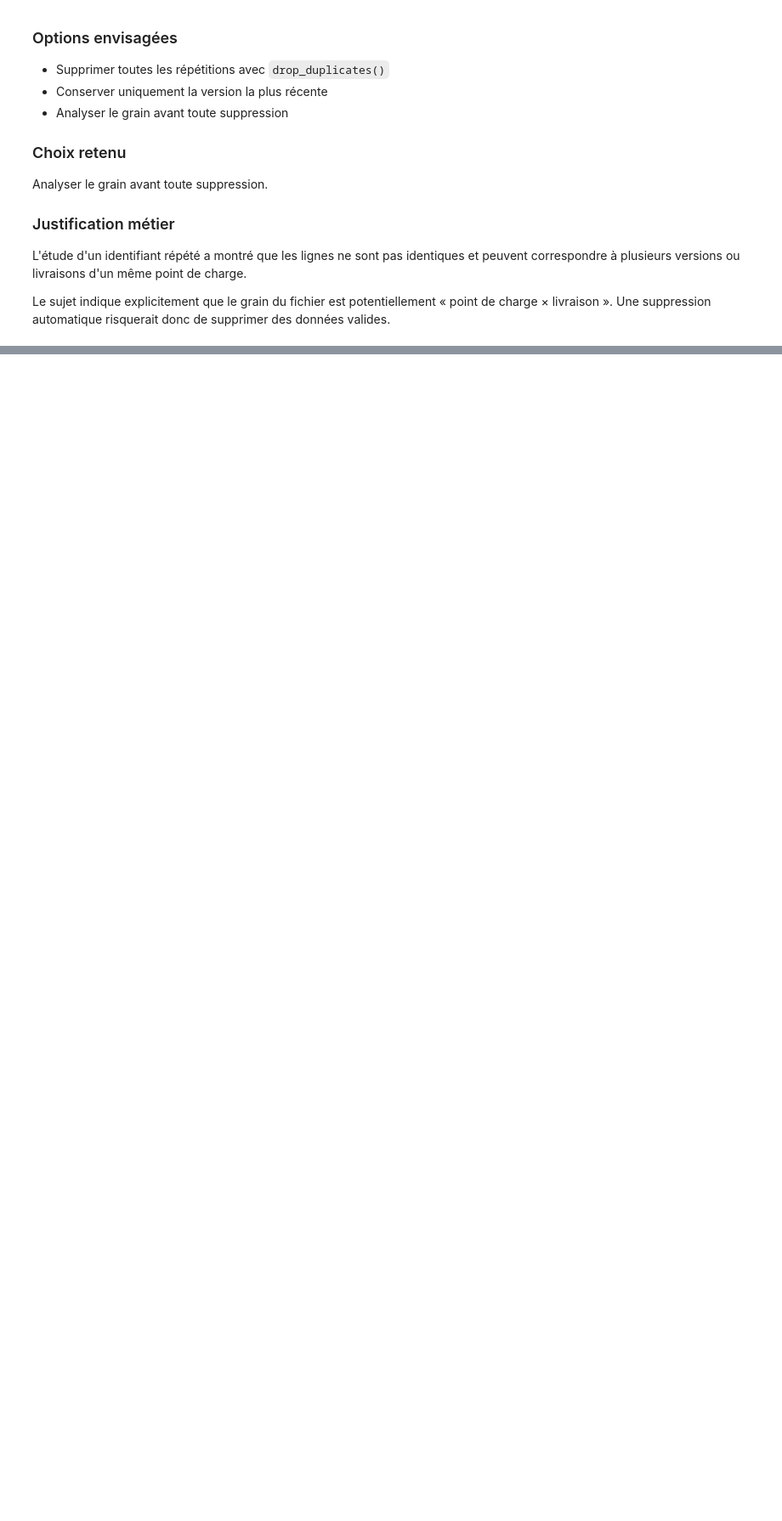
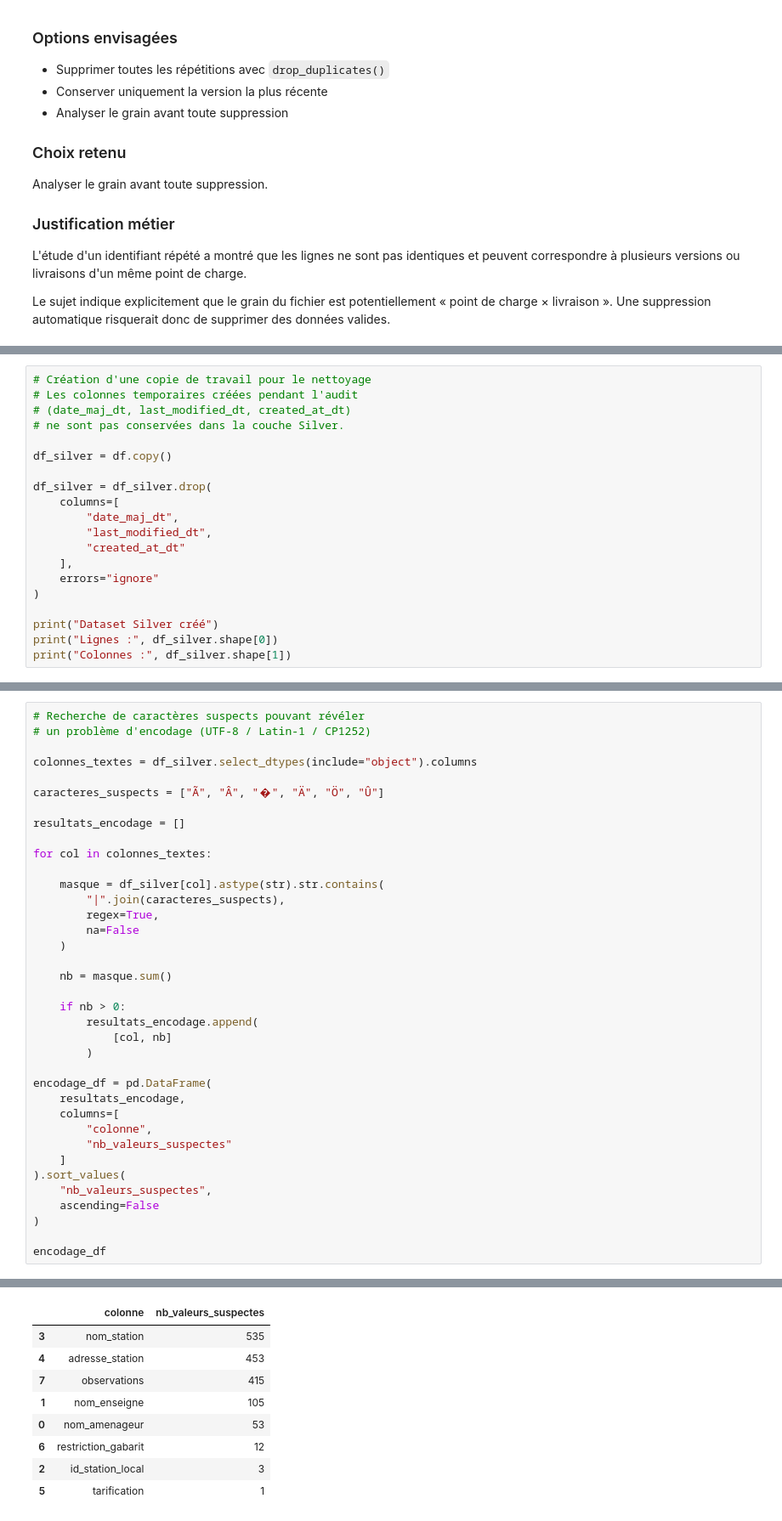
Before and after one commit to farouck98/data_quality, a Jupyter notebook: notebooks/tp_data.ipynb, the cells around one changed output, grey strips where cells are left out. Shown at 85% size. Cells and saved outputs as stored; diff of their text form; blank space fills up the shorter version.

```diff
--- a/notebooks/tp_data.ipynb
+++ b/notebooks/tp_data.ipynb
@@ -426,0 +429,20 @@ Le sujet indique explicitement que le grain du fichier est potentiellement « po
+# %%
+# Création d'une copie de travail pour le nettoyage
+# Les colonnes temporaires créées pendant l'audit
+# (date_maj_dt, last_modified_dt, created_at_dt)
+# ne sont pas conservées dans la couche Silver.
+
+df_silver = df.copy()
+
+df_silver = df_silver.drop(
+    columns=[
+        "date_maj_dt",
+        "last_modified_dt",
+        "created_at_dt"
+    ],
+    errors="ignore"
+)
+
+print("Dataset Silver créé")
+print("Lignes :", df_silver.shape[0])
+print("Colonnes :", df_silver.shape[1])
@@ -426,0 +455,38 @@ Le sujet indique explicitement que le grain du fichier est potentiellement « po
+# %%
+# Recherche de caractères suspects pouvant révéler
+# un problème d'encodage (UTF-8 / Latin-1 / CP1252)
+
+colonnes_textes = df_silver.select_dtypes(include="object").columns
+
+caracteres_suspects = ["Ã", "Â", "�", "Ä", "Ö", "Û"]
+
+resultats_encodage = []
+
+for col in colonnes_textes:
+
+    masque = df_silver[col].astype(str).str.contains(
+        "|".join(caracteres_suspects),
+        regex=True,
+        na=False
+    )
+
+    nb = masque.sum()
+
+    if nb > 0:
+        resultats_encodage.append(
+            [col, nb]
+        )
+
+encodage_df = pd.DataFrame(
+    resultats_encodage,
+    columns=[
+        "colonne",
+        "nb_valeurs_suspectes"
+    ]
+).sort_values(
+    "nb_valeurs_suspectes",
+    ascending=False
+)
+
+encodage_df
+# %% [output]
@@ -426,0 +495,9 @@ Le sujet indique explicitement que le grain du fichier est potentiellement « po
+|  | colonne | nb_valeurs_suspectes |
+| 3 | nom_station | 535 |
+| 4 | adresse_station | 453 |
+| 7 | observations | 415 |
+| 1 | nom_enseigne | 105 |
+| 0 | nom_amenageur | 53 |
+| 6 | restriction_gabarit | 12 |
+| 2 | id_station_local | 3 |
+| 5 | tarification | 1 |
```
Also changed, not shown: parts of 13 cells of this notebook.
